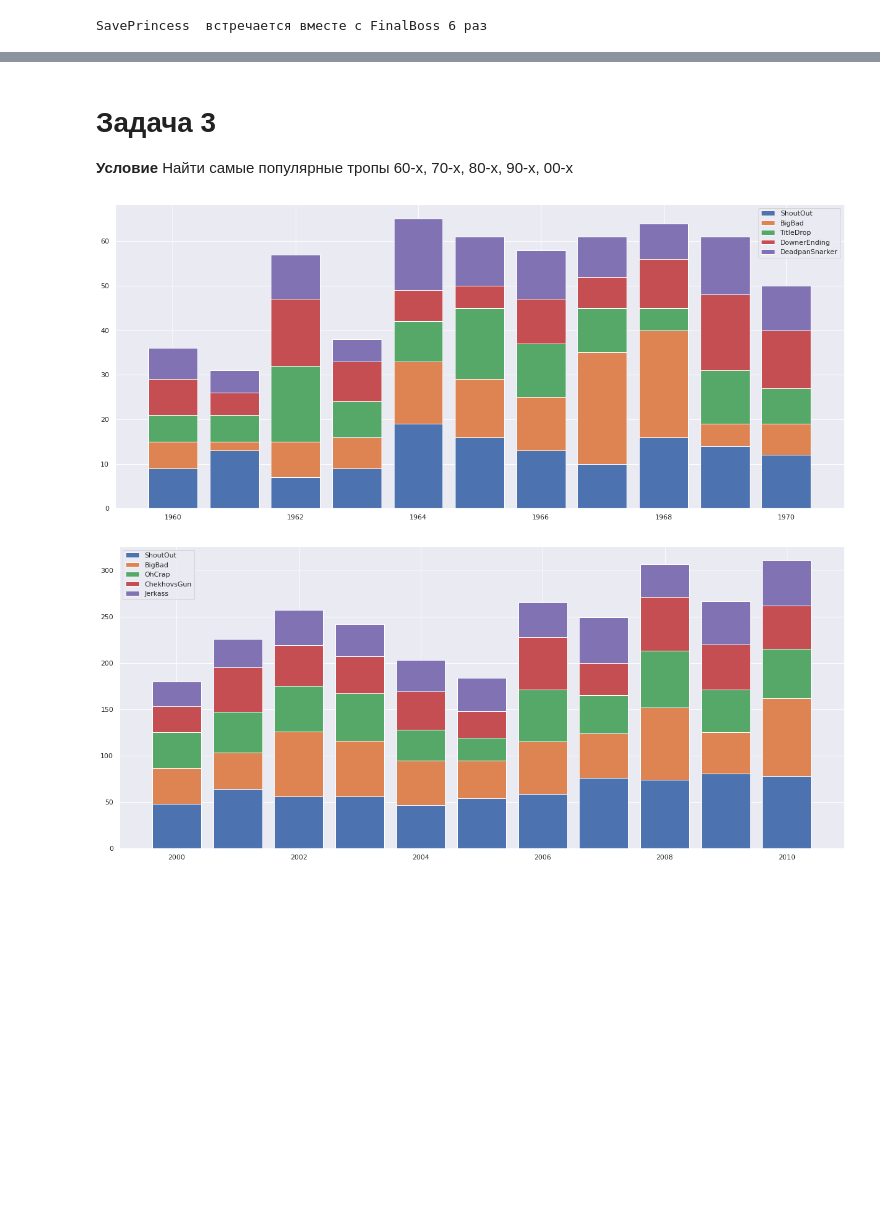
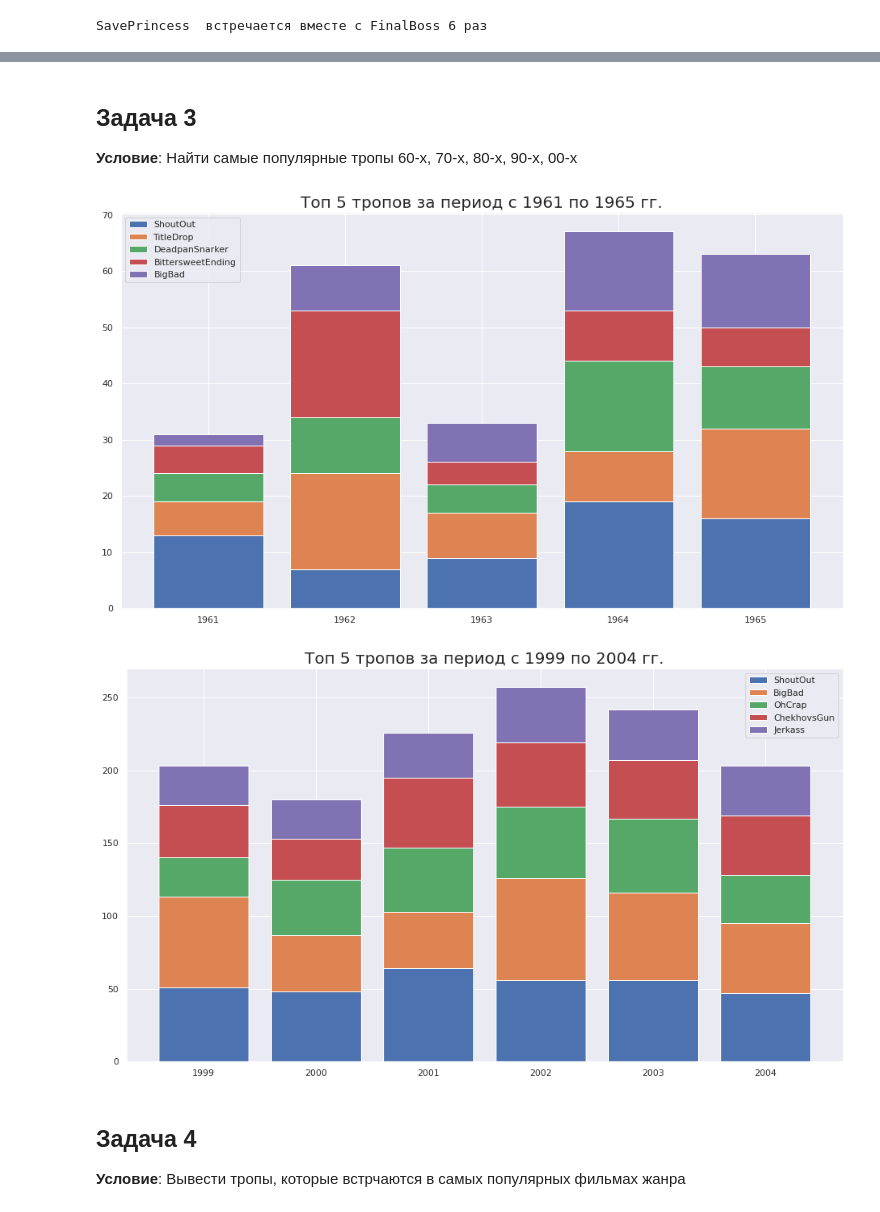
Before and after one commit to MkSerdyuk/Tropes_Analizer, a Jupyter notebook: tropes_analizer.ipynb, the cells around one changed output, grey strips where cells are left out. Saved outputs shown, nothing was run; the diff lists cells and outputs as text; code cells hidden in the pictures; blank space fills up the shorter version.

```diff
--- a/tropes_analizer.ipynb
+++ b/tropes_analizer.ipynb
@@ -67,7 +67,7 @@ def top_tropes_by_year(df, year: int):
   trop_counter.update(chain(*year_tropes))
   return trop_counter
 # %%
-def visualize_preiod(df, year_start, year_end, n:int):
+def visualize_preiod(df, year_start, year_end, n:int = 5):
   tropes = Counter()
   year_start, year_end = min(year_start, year_end), max(year_start, year_end)
   for year in range(year_start, year_end+1):
@@ -80,7 +80,7 @@ def visualize_preiod(df, year_start, year_end, n:int):
       top = top_tropes_by_year(df, year)
       Y.append(top[trop[0]])
     Ys.append(Y)
-  fig, ax = plt.subplots(figsize=(21, 9))
+  fig, ax = plt.subplots(figsize=(16, 9))
   X = []
   for i in range(year_start, year_end+1):
     X.append(i)
@@ -91,4 +91,5 @@ def visualize_preiod(df, year_start, year_end, n:int):
         bottom[j] += Ys[k][j]
     ax.bar(X, Ys[i], label=top_tropes[i][0], bottom=bottom)
   ax.legend()
+  plt.title(f"Топ {n} тропов за период с {year_start} по {year_end} гг.", fontsize=20)
   plt.show()
@@ -110,12 +161,17 @@ SavePrincess  встречается вместе с FinalBoss 6 раз
 # %% [markdown]
-# Задача 3
+## Задача 3
 
-**Условие** Найти самые популярные тропы 60-х, 70-х, 80-х, 90-х, 00-x
+**Условие**: Найти самые популярные тропы 60-х, 70-х, 80-х, 90-х, 00-x
 # %%
-visualize_preiod(df, 1960, 1970, 5)
+visualize_preiod(df, 1961, 1965, 5)
 # %% [output]
-[figure, old version]
+[figure, new version]
 # %%
-visualize_preiod(df, 2000, 2010, 5)
+visualize_preiod(df, 1999, 2004, 5)
 # %% [output]
-[figure, old version]
+[figure, new version]
+# %% [markdown]
+## Задача 4
+
+**Условие**:
+Вывести тропы, которые встрчаются в самых популярных фильмах жанра
```
Also changed, not shown: parts of 24 cells of this notebook.
